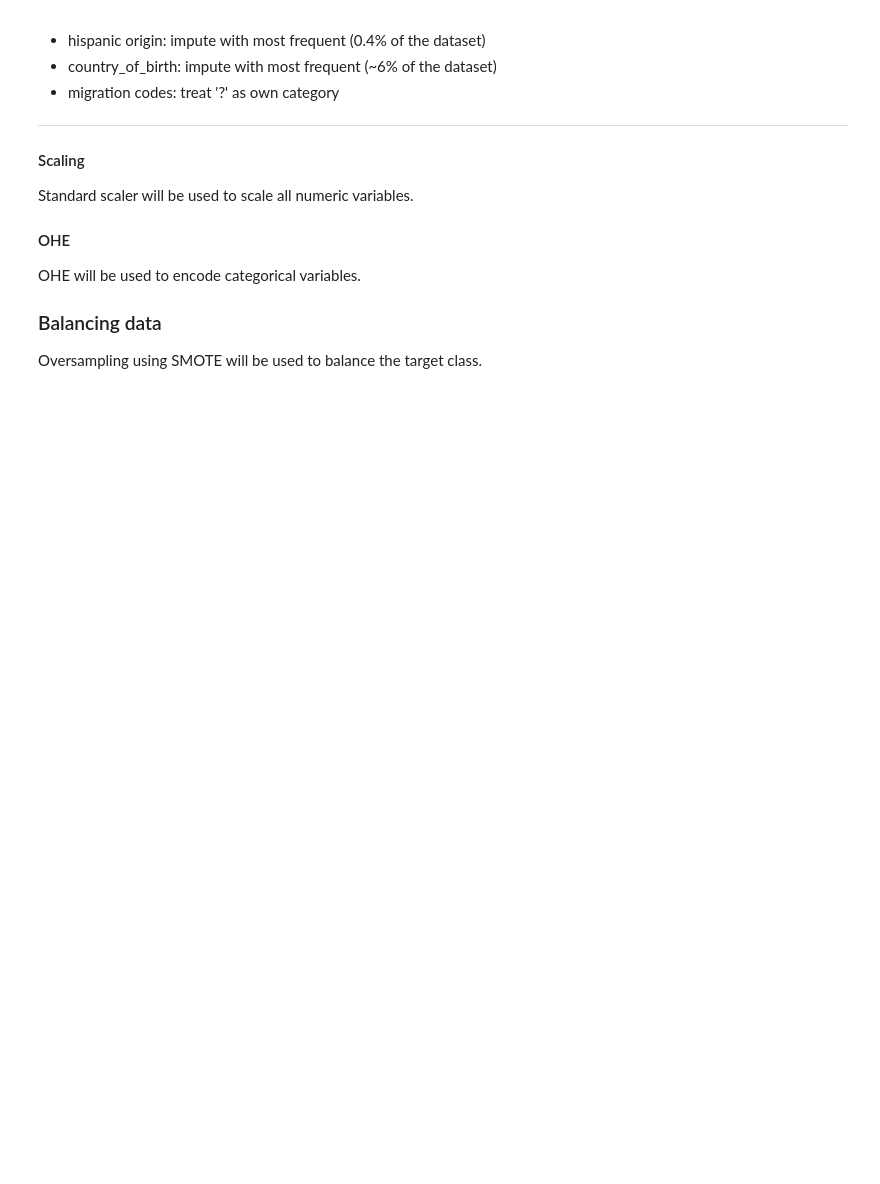
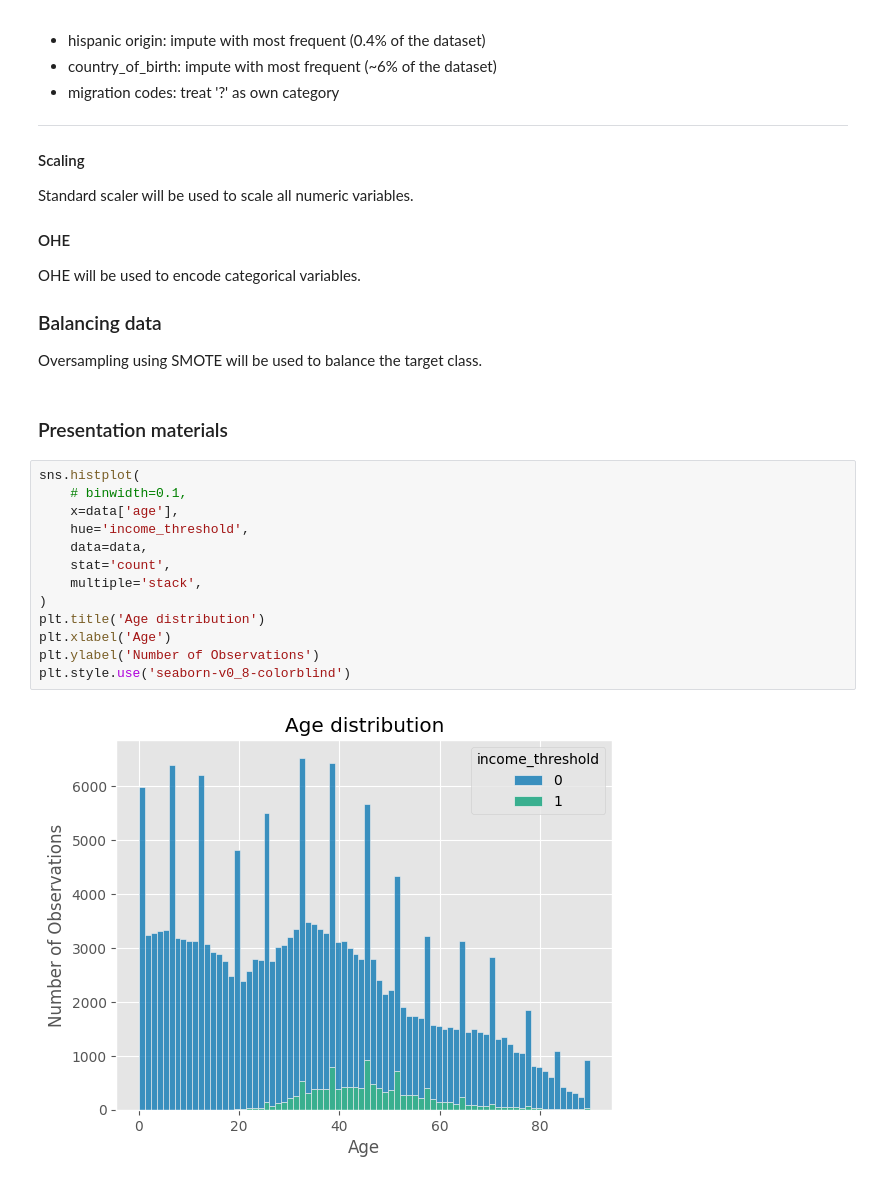
Before and after one commit to ncikr/census_income, a Jupyter notebook: eda.ipynb, the cells around one changed output. Drawn from its saved outputs; the diff is of its cells as text; blank space fills up the shorter version.

```diff
--- a/eda.ipynb
+++ b/eda.ipynb
@@ -306,3 +306,20 @@ OHE will be used to encode categorical variables.
 ### Balancing data
 
 Oversampling using SMOTE will be used to balance the target class.
+# %% [markdown]
+### Presentation materials
+# %%
+sns.histplot(
+	# binwidth=0.1,
+	x=data['age'],
+	hue='income_threshold',
+	data=data,
+	stat='count',
+	multiple='stack',
+)
+plt.title('Age distribution')
+plt.xlabel('Age')
+plt.ylabel('Number of Observations')
+plt.style.use('seaborn-v0_8-colorblind')
+# %% [output]
+[figure, added]
```
Also changed, not shown: parts of 3 cells of this notebook.
